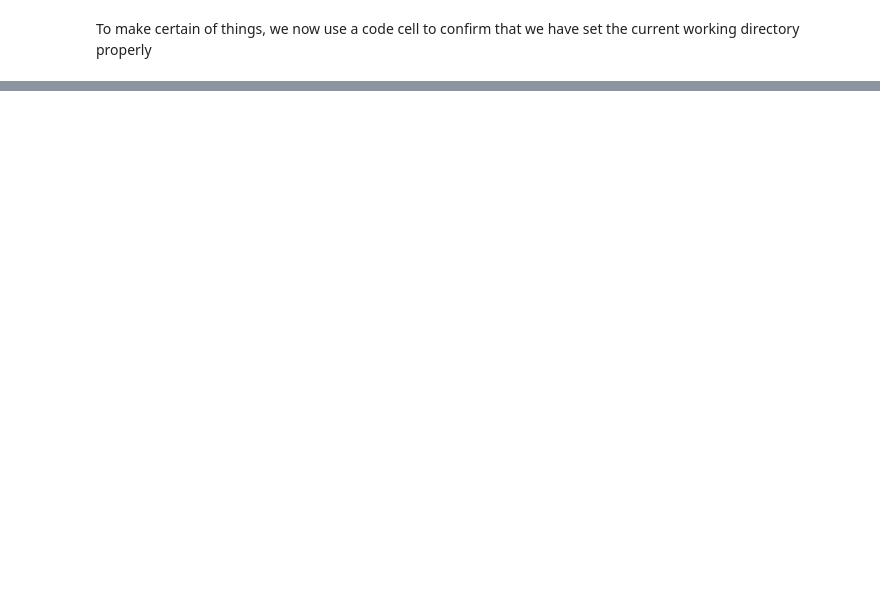
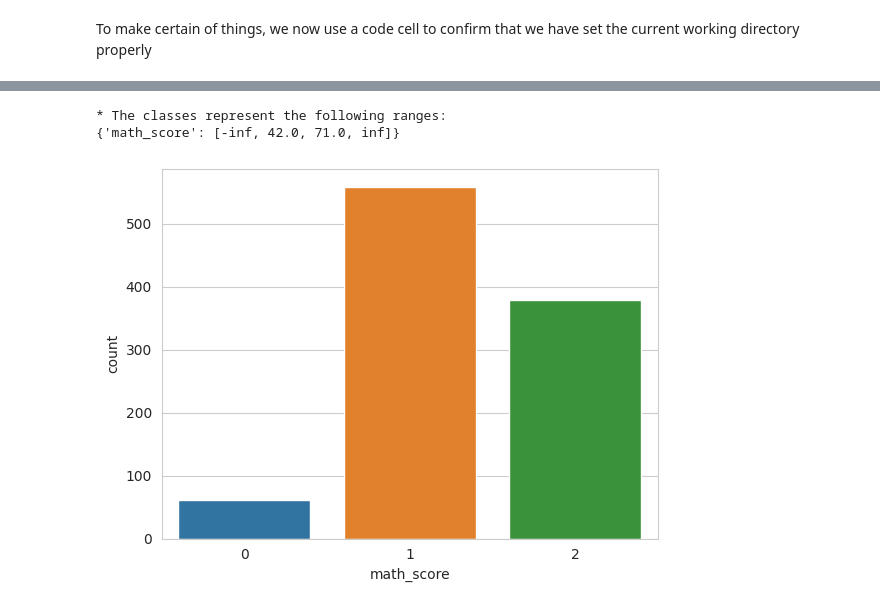
Before and after one commit to AdamBoley/Exam-Scores-Analysis, a Jupyter notebook: jupyter_notebooks/08a - math-score-model.ipynb, the cells around one changed output, grey strips where cells are left out. Drawn from its saved outputs; the diff is of its cells as text; code cells hidden in the pictures; blank space fills up the shorter version.

```diff
--- a/jupyter_notebooks/08a - math-score-model.ipynb
+++ b/jupyter_notebooks/08a - math-score-model.ipynb
@@ -43,0 +504,13 @@ current_directory
+# %%
+from feature_engine.discretisation import EqualWidthDiscretiser
+
+disc_ewd_3 = EqualWidthDiscretiser(bins=3, variables=['math_score'])
+df_clf_ewd_3 = disc_ewd_3.fit_transform(df_maths)
+
+print(f"* The classes represent the following ranges: \n{disc_ewd_3.binner_dict_} \n")
+sns.countplot(data=df_clf_ewd_3, x='math_score')
+plt.show()
+# %% [output]
+* The classes represent the following ranges:
+{'math_score': [-inf, 42.0, 71.0, inf]}
+[figure, added]
```
Also changed, not shown: parts of 127 cells of this notebook, 9 other files.
